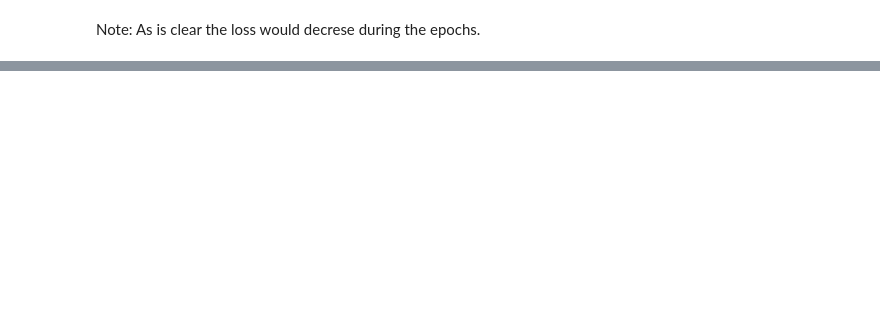
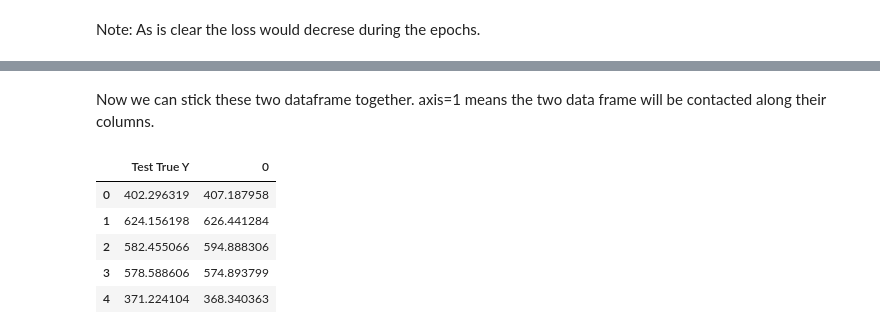
Before and after one commit to Ali-mohammadi-design/TensorFlow, a Jupyter notebook: Tensorflow_ANN_two_Featured_Home_Price.ipynb, the cells around one changed output, grey strips where cells are left out. Saved outputs shown, nothing was run; the diff lists cells and outputs as text; code cells hidden in the pictures; blank space fills up the shorter version.

```diff
--- a/Tensorflow_ANN_two_Featured_Home_Price.ipynb
+++ b/Tensorflow_ANN_two_Featured_Home_Price.ipynb
@@ -162,0 +180,2 @@ Note: As is clear the loss would decrese during the epochs.
+# %%
+test_prediction=model2.predict(X_test)
@@ -162,0 +188,2 @@ Note: As is clear the loss would decrese during the epochs.
+# %%
+test_prediction= pd.Series(test_prediction.reshape(300,))
@@ -162,0 +201,3 @@ Note: As is clear the loss would decrese during the epochs.
+# %%
+pred_df=pd.DataFrame(y_test,columns=['Test True Y'])
+pred_df.head()
@@ -162,0 +211,12 @@ Note: As is clear the loss would decrese during the epochs.
+# %% [markdown]
+Now we can stick these two dataframe together. axis=1 means the two data frame will be contacted along their columns.
+# %%
+pred_df_t=pd.concat([pred_df,test_prediction],axis=1)
+pred_df_t.head()
+# %% [output]
+|  | Test True Y | 0 |
+| 0 | 402.296319 | 407.187958 |
+| 1 | 624.156198 | 626.441284 |
+| 2 | 582.455066 | 594.888306 |
+| 3 | 578.588606 | 574.893799 |
+| 4 | 371.224104 | 368.340363 |
```
Also changed, not shown: parts of 38 cells of this notebook.
